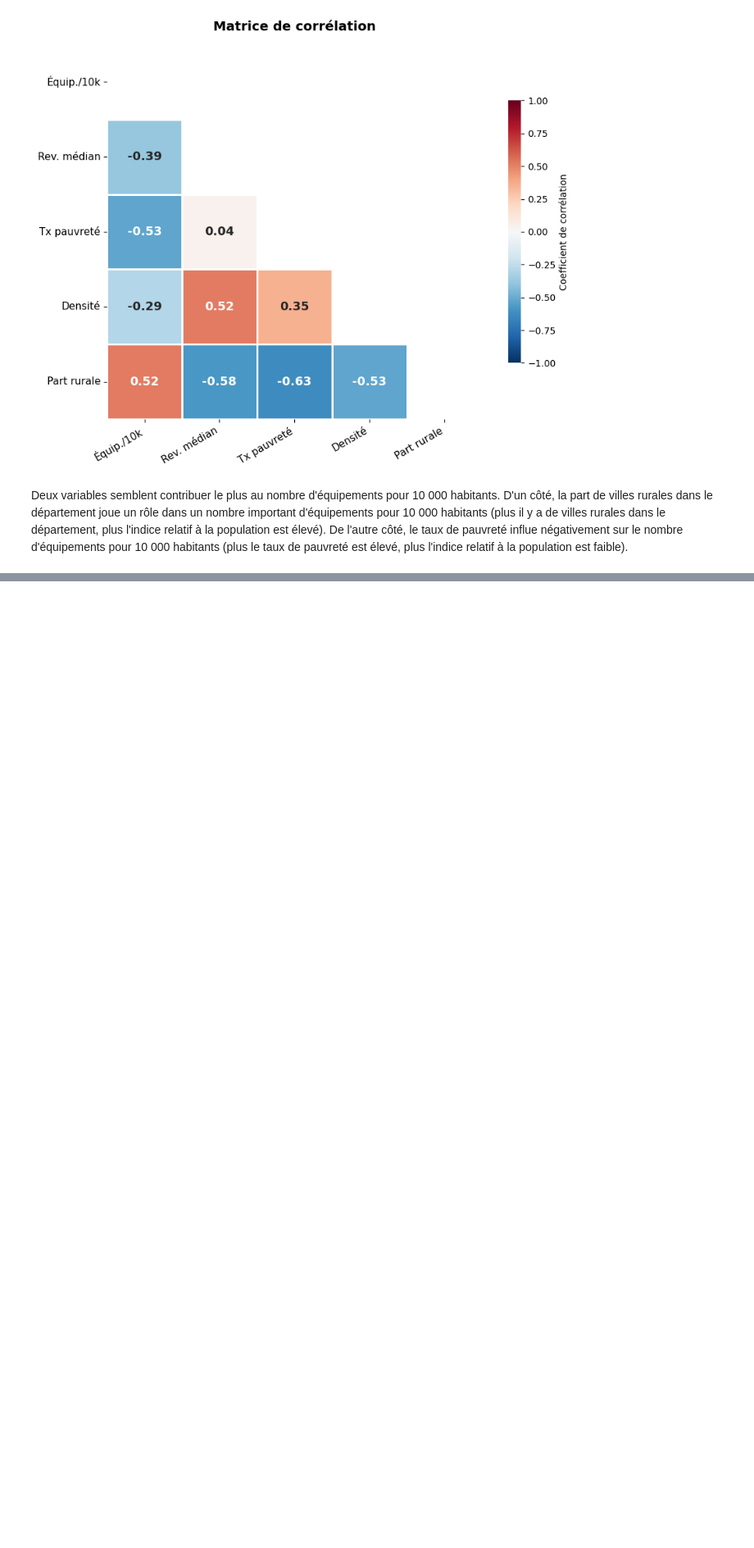
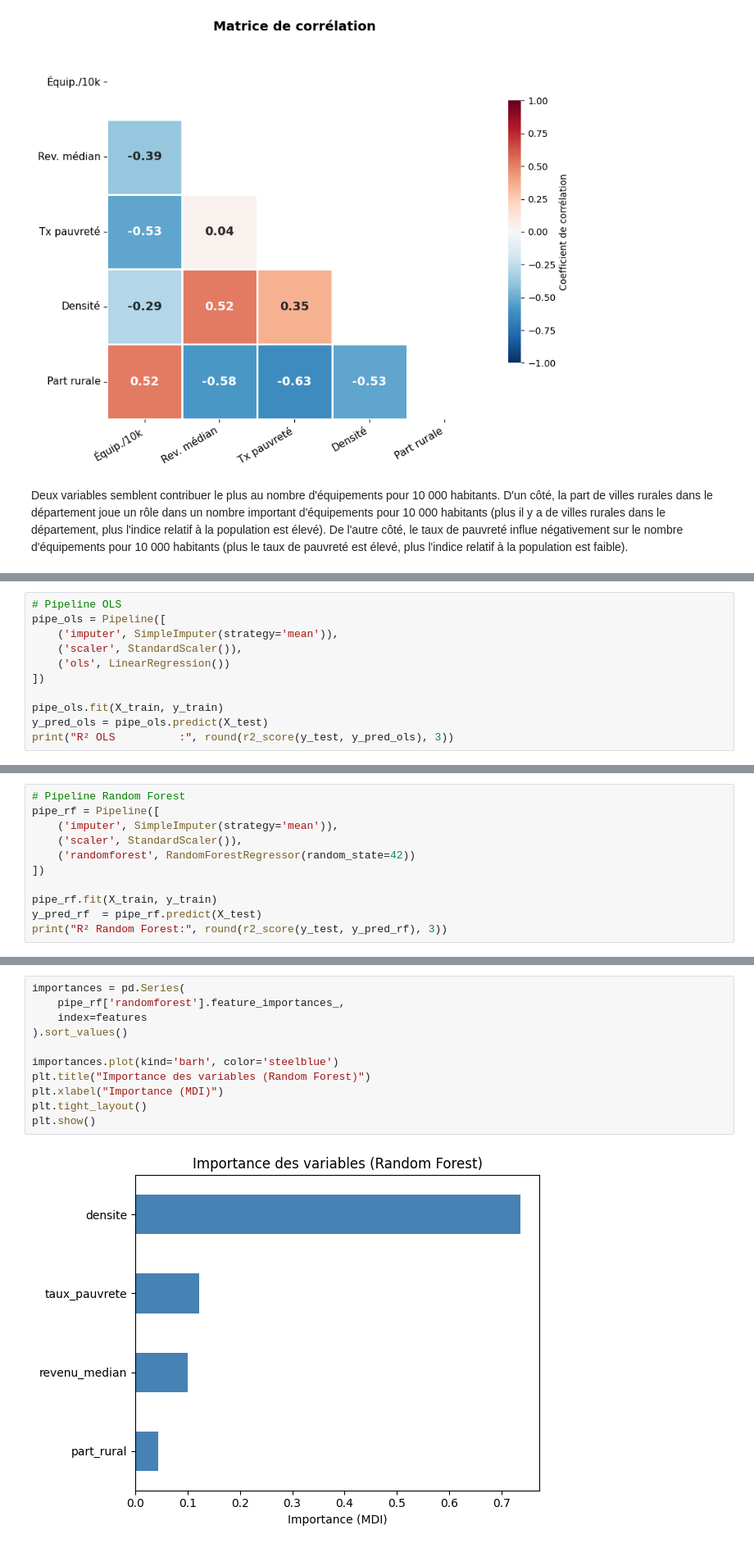
Before and after one commit to Luservant/projet_python, a Jupyter notebook: main.ipynb, the cells around one changed output, grey strips where cells are left out. Shown at 82% size. Saved outputs shown, nothing was run; the diff lists cells and outputs as text; blank space fills up the shorter version.

```diff
--- a/main.ipynb
+++ b/main.ipynb
@@ -787,0 +618,11 @@ Les résultats indiquent surtout que la **structure territoriale (notamment la d
+# %%
+# Pipeline OLS
+pipe_ols = Pipeline([
+    ('imputer', SimpleImputer(strategy='mean')),
+    ('scaler', StandardScaler()),
+    ('ols', LinearRegression())
+])
+
+pipe_ols.fit(X_train, y_train)
+y_pred_ols = pipe_ols.predict(X_test)
+print("R² OLS          :", round(r2_score(y_test, y_pred_ols), 3))
@@ -787,0 +641,11 @@ Les résultats indiquent surtout que la **structure territoriale (notamment la d
+# %%
+# Pipeline Random Forest
+pipe_rf = Pipeline([
+    ('imputer', SimpleImputer(strategy='mean')),
+    ('scaler', StandardScaler()),
+    ('randomforest', RandomForestRegressor(random_state=42))
+])
+
+pipe_rf.fit(X_train, y_train)
+y_pred_rf  = pipe_rf.predict(X_test)
+print("R² Random Forest:", round(r2_score(y_test, y_pred_rf), 3))
@@ -787,0 +807,13 @@ Les résultats indiquent surtout que la **structure territoriale (notamment la d
+# %%
+importances = pd.Series(
+    pipe_rf['randomforest'].feature_importances_,
+    index=features
+).sort_values()
+
+importances.plot(kind='barh', color='steelblue')
+plt.title("Importance des variables (Random Forest)")
+plt.xlabel("Importance (MDI)")
+plt.tight_layout()
+plt.show()
+# %% [output]
+[figure, added]
```
Also changed, not shown: parts of 65 cells of this notebook.
